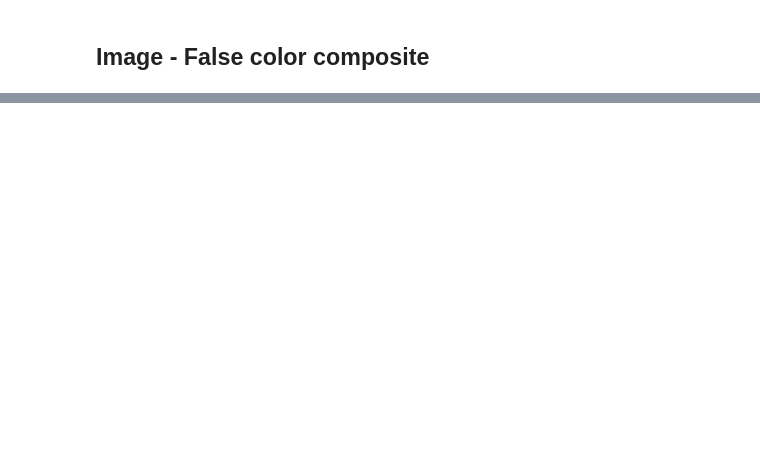
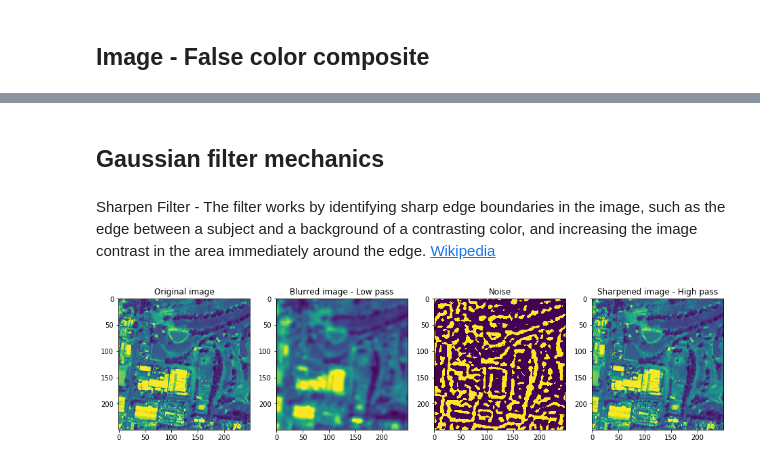
Before and after one commit to rodrigoalmeida94/clip_and_sharpen, a Jupyter notebook: notebooks/visualization.ipynb, the cells around one changed output, grey strips where cells are left out. Saved outputs shown, nothing was run; the diff lists cells and outputs as text; code cells hidden in the pictures; blank space fills up the shorter version.

Commit message:
Add gaussian filter mechanics

```diff
--- a/notebooks/visualization.ipynb
+++ b/notebooks/visualization.ipynb
@@ -64,0 +71,28 @@ plt.show()
+# %% [markdown]
+## Gaussian filter mechanics
+# %% [markdown]
+Sharpen Filter - The filter works by identifying sharp edge boundaries in the image, such as the edge between a subject and a background of a contrasting color, and increasing the image contrast in the area immediately around the edge. [Wikipedia](https://en.wikipedia.org/wiki/Edge_enhancement)
+# %%
+cropped = rasterio.open("cropped.tif")
+data = cropped.read(1)
+blurred = ndimage.gaussian_filter(data, 3)
+filter_blurred = ndimage.gaussian_filter(blurred, 1)
+noise = (blurred - filter_blurred)
+sharpened = data - 1*noise
+# %%
+fig = plt.figure(figsize = (16,8))
+ax1 = fig.add_subplot(141)
+ax1.imshow(normalize(data))
+ax1.set_title('Original image')
+ax2 = fig.add_subplot(142)
+ax2.imshow(normalize(blurred))
+ax2.set_title('Blurred image - Low pass')
+ax3 = fig.add_subplot(143)
+ax3.imshow(normalize(noise))
+ax3.set_title('Noise')
+ax4 = fig.add_subplot(144)
+ax4.imshow(normalize(sharpened))
+ax4.set_title('Sharpened image - High pass')
+plt.show()
+# %% [output]
+[figure, added]
```
Also changed, not shown: parts of 4 cells of this notebook.
